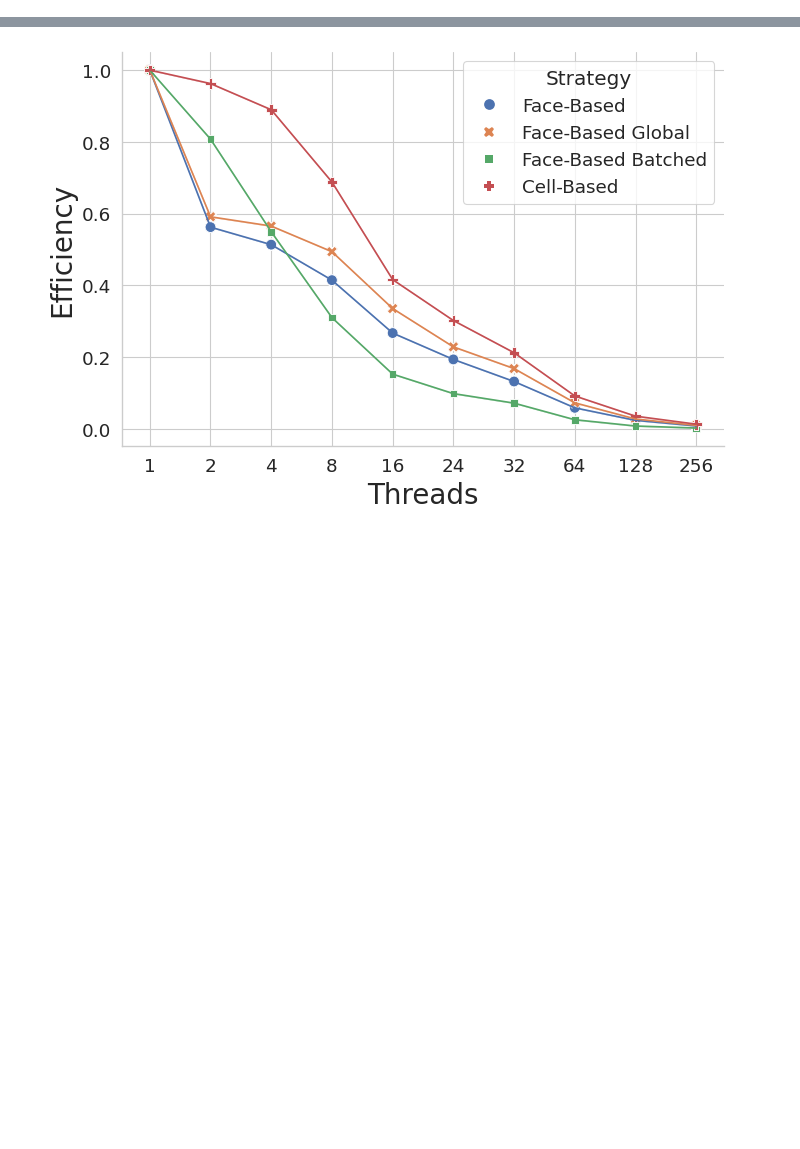
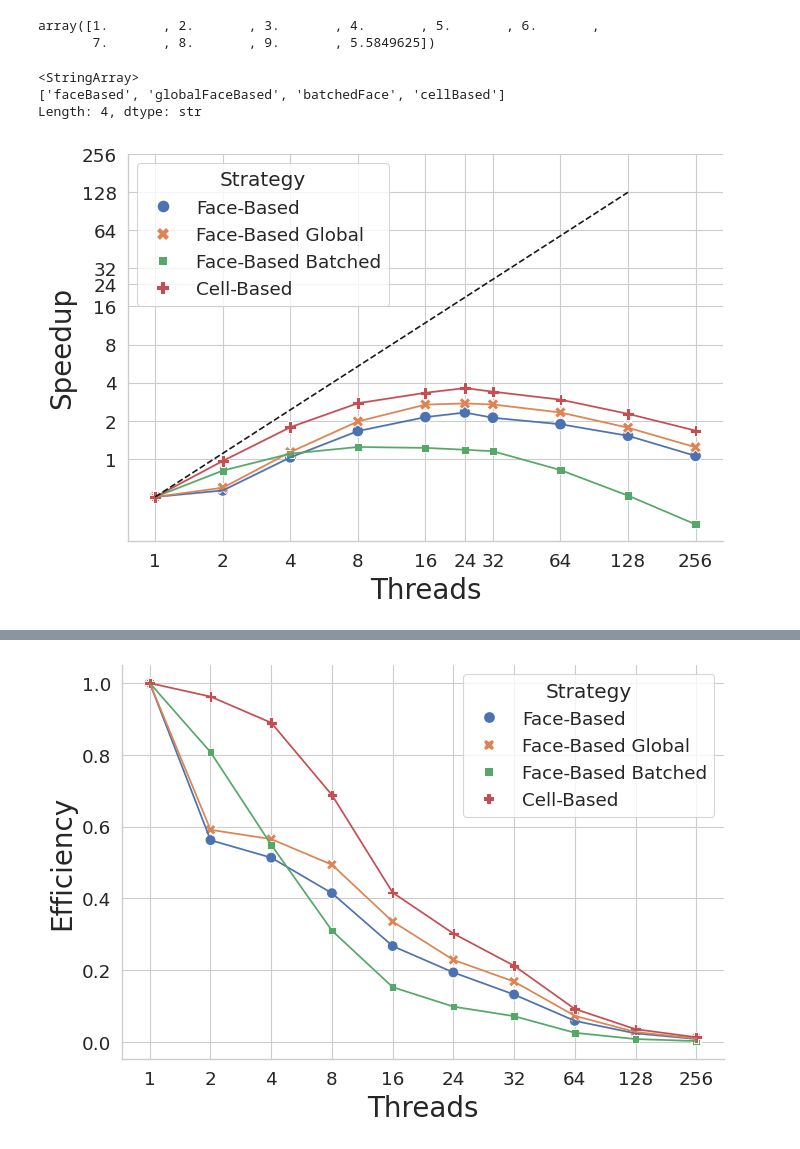
Before and after one commit to lupeterm/FVM-Prototyping, a Jupyter notebook: notebooks/scaling.ipynb, the cells around one changed output, grey strips where cells are left out. Saved outputs shown, nothing was run; the diff lists cells and outputs as text; code cells hidden in the pictures; blank space fills up the shorter version.

```diff
--- a/notebooks/scaling.ipynb
+++ b/notebooks/scaling.ipynb
@@ -542,0 +491,75 @@ scaling_speedup(cpu)
+# %%
+cpu["logth"] = cpu["Threads"].apply(lambda x : math.log2(x))
+cpu["logthp1"] = cpu["logth"] +1
+cpu["logthp1"].unique()
+# %% [output]
+array([1.       , 2.       , 3.       , 4.       , 5.       , 6.       ,
+       7.       , 8.       , 9.       , 5.5849625])
+# %%
+cpu["strategy"].unique()
+# %% [output]
+<StringArray>
+['faceBased', 'globalFaceBased', 'batchedFace', 'cellBased']
+Length: 4, dtype: str
+# %%
+import numpy as np
+
+def scaling_speedup(data):
+    sb.set_style("whitegrid")
+
+    # transform once
+    data = data.copy()
+    data["log_speedup"] = np.log2(data["avg_speedup"])
+
+    with sb.plotting_context("paper", font_scale=1.5):
+        plot = sb.relplot(
+            data=data,
+            x="logthp1",
+            y="log_speedup",   # <--
+            kind="scatter",
+            style="strategy",
+            hue="strategy",
+            s=70
+        )
+
+        axes = plot.axes.flat
+
+        for ax in axes:
+            sb.lineplot(
+                data=data,
+                x="logthp1",
+                y="log_speedup",
+                hue="strategy",
+                legend=False,
+                ax=ax,
+            )
+
+            # Ideal scaling: speedup = threads → log2(s) = log2(t)
+            x_vals = sorted(data["logthp1"].unique())
+            ax.plot([1,8], [0,8], color='k',linestyle="dashed", label="Ideal Speedup")
+
+            threads = sorted(data["Threads"].unique())
+
+            ax.set_xticks(x_vals)
+            ax.set_xticklabels(threads)
+
+            ax.set_yticks(x_vals)
+            ax.set_yticklabels(threads)
+
+        handles, _ = axes[0].get_legend_handles_labels()
+        plot.legend.remove()
+
+        axes[0].legend(
+            handles,
+            data["strategy_display"].unique(),
+            loc="upper left",
+            title="Strategy"
+        )
+
+        plt.ylabel("Speedup", fontsize=20)
+        plt.xlabel("Threads", fontsize=20)
+        plt.tight_layout()
+    plt.savefig("../figures/cpuStrongscalingSpeedup.svg")
+scaling_speedup(cpu)
+# %% [output]
+[figure, added]
```
Also changed, not shown: parts of 11 cells of this notebook, 1 other file.
